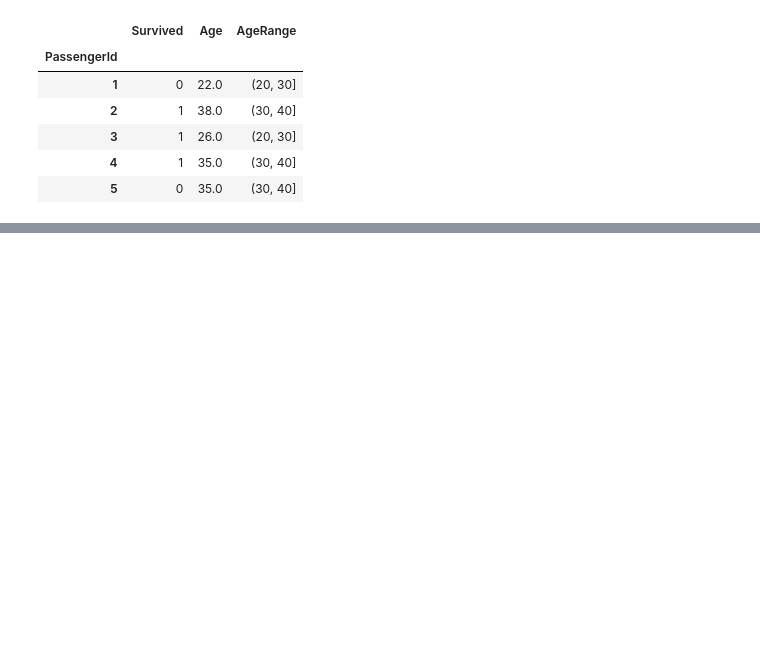
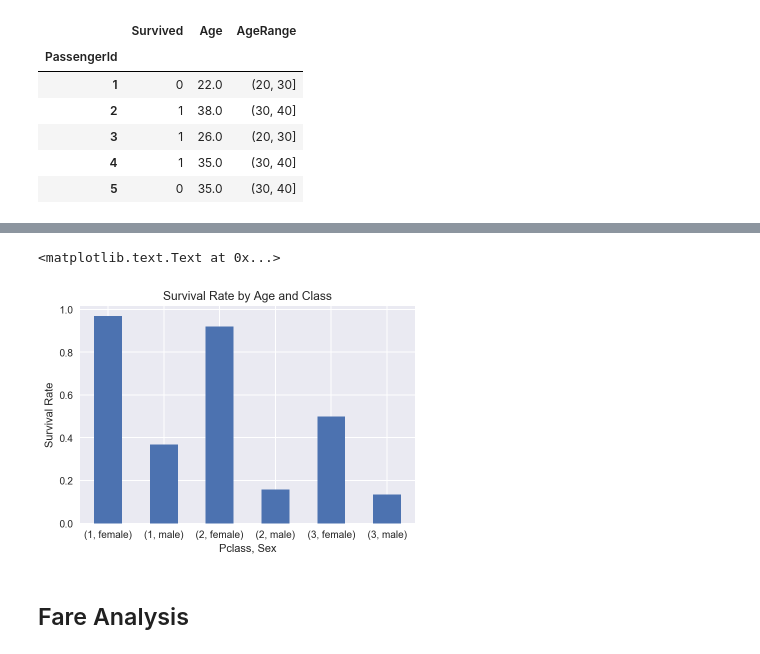
Before and after one commit to vrlambert/Udacity-Data-Analysis-Nanodegree, a Jupyter notebook: p2_titanic_data_VL.ipynb, the cells around one changed output, grey strips where cells are left out. Saved outputs shown, nothing was run; the diff lists cells and outputs as text; code cells hidden in the pictures; blank space fills up the shorter version.

```diff
--- a/p2_titanic_data_VL.ipynb
+++ b/p2_titanic_data_VL.ipynb
@@ -102,0 +135,4 @@ survival_by_age.plot(kind = 'bar', rot = 0)
+# %%
+# Pclass and Gender comparison chart
+class_and_sex = titanic_data_full.groupby(['Pclass', 'Sex'])['Survived']
+class_and_sex.mean()
@@ -102,0 +148,11 @@ survival_by_age.plot(kind = 'bar', rot = 0)
+# %%
+ax = class_and_sex.mean().plot(kind = 'bar', rot = 0)
+
+ax.set_title('Survival Rate by Age and Class')
+ax.set_xlabel('Pclass, Sex')
+ax.set_ylabel('Survival Rate')
+# %% [output]
+<matplotlib.text.Text at 0x...>
+[figure, added]
+# %% [markdown]
+## Fare Analysis
```
Also changed, not shown: parts of 20 cells of this notebook.
